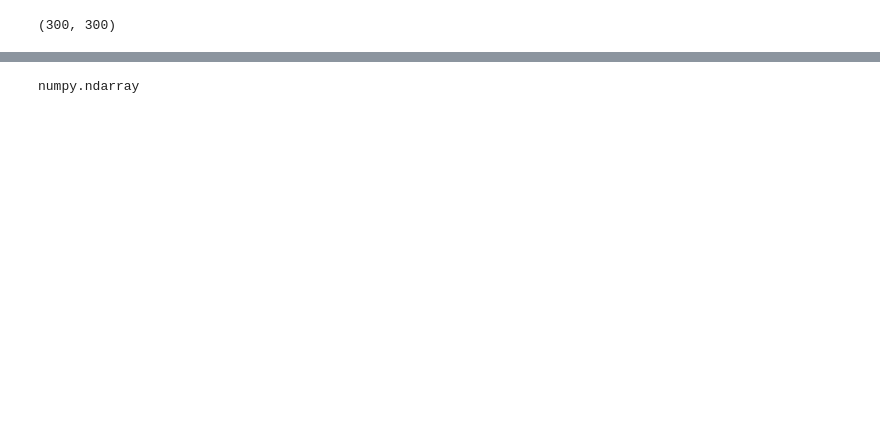
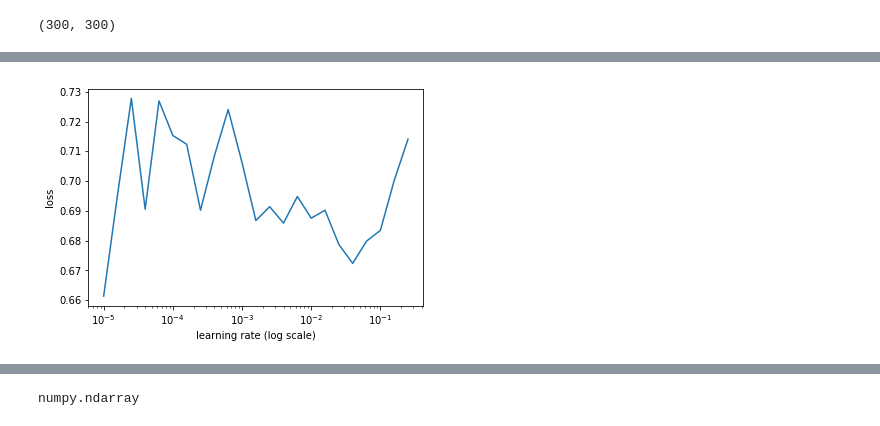
Before and after one commit to shik3519/deep-learning, a Jupyter notebook: isazi/nih-exp1.ipynb, the cells around one changed output, grey strips where cells are left out. Saved outputs shown, nothing was run; the diff lists cells and outputs as text; code cells hidden in the pictures; blank space fills up the shorter version.

```diff
--- a/isazi/nih-exp1.ipynb
+++ b/isazi/nih-exp1.ipynb
@@ -84,0 +113,4 @@ learn.sched.plot()
+# %%
+learn.sched.plot(0)
+# %% [output]
+[figure, added]
```
Also changed, not shown: parts of 43 cells of this notebook, 1 other file.
